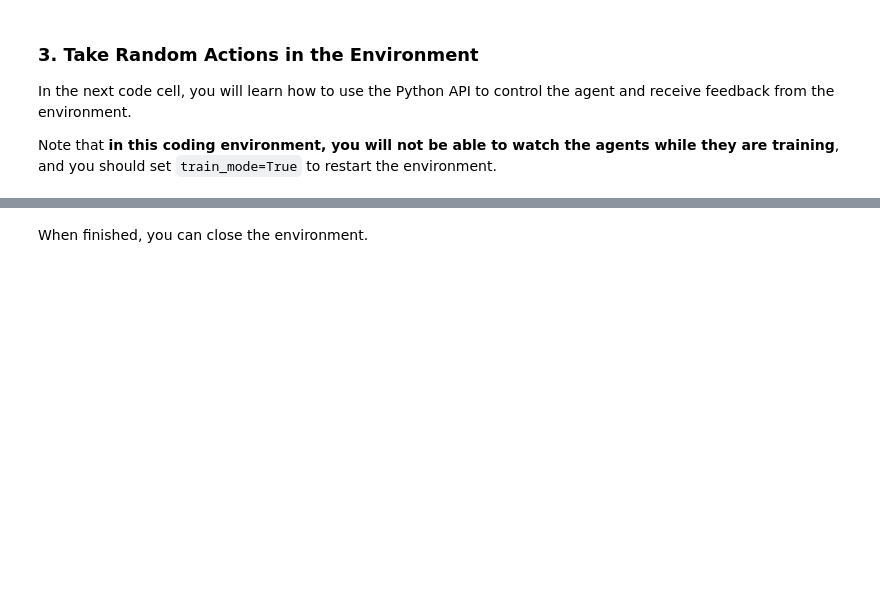
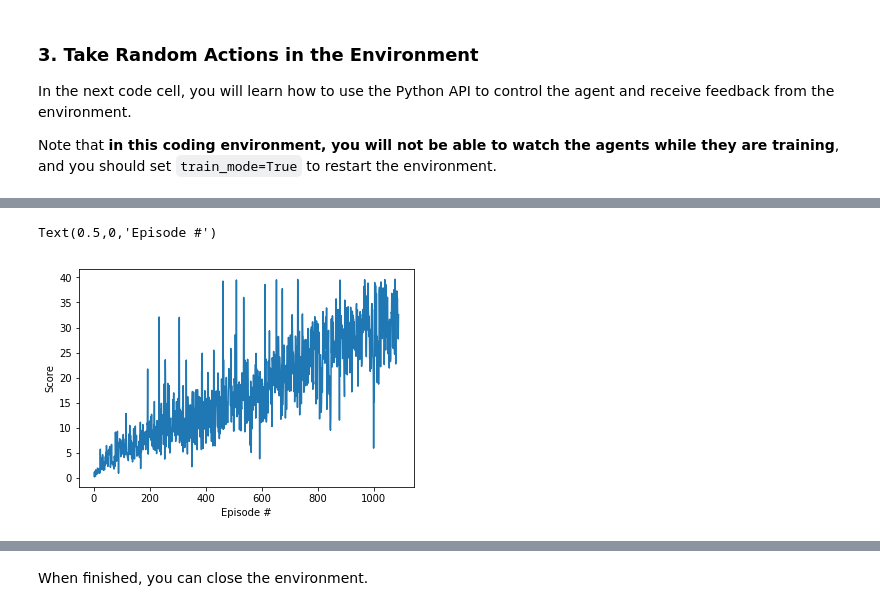
Before and after one commit to tkcoding/reacher_continuous, a Jupyter notebook: Continuous_Control.ipynb, the cells around one changed output, grey strips where cells are left out. Drawn from its saved outputs; the diff is of its cells as text; code cells hidden in the pictures; blank space fills up the shorter version.

Commit message:
Added in workable Reacher agent

```diff
--- a/Continuous_Control.ipynb
+++ b/Continuous_Control.ipynb
@@ -146,16 +213,16 @@ import torch
 import torch.nn.functional as F
 import torch.optim as optim
 
-BUFFER_SIZE = int(1e4)  # replay buffer size
+BUFFER_SIZE = int(1e6)  # replay buffer size
 BATCH_SIZE = 128        # minibatch size
 GAMMA = 0.99            # discount factor
 TAU = 1e-3              # for soft update of target parameters
 LR_ACTOR = 1e-3         # learning rate of the actor
 LR_CRITIC = 1e-3        # learning rate of the critic
-WEIGHT_DECAY = 0        # L2 weight decay
-
+WEIGHT_DECAY = 0.0001   # L2 weight decay
+NOISE_DECAY = 0.999     # noise decay
 device = torch.device("cuda:0" if torch.cuda.is_available() else "cpu")
-
+print("Using device : ",device)
 class Agent():
     """Interacts with and learns from the environment."""
 
@@ -172,6 +239,18 @@ class Agent():
         self.action_size = action_size
         self.seed = random.seed(random_seed)
 
+        print('DDPG Agent hyperparameters:\n\t' \
+              'batch size: \t\t{:8.0f}\n\t' \
+              'buffer size: \t\t{:8.0f}\n\t' \
+              'discount / gamma: \t{:8.3f}\n\t' \
+              'actor learning rate: \t{:8.3f}\n\t' \
+              'critic learning rate: \t{:8.3f}\n\t' \
+              'soft update / tau: \t{:8.3f}\n\t' \
+              'noise decay rate: \t{:8.3f}\n\t' #\
+              #'Weight decay rate: \t{:8.3f}\n'
+              .format(BUFFER_SIZE, BUFFER_SIZE, GAMMA,
+                      LR_ACTOR, LR_CRITIC, TAU, NOISE_DECAY))#, WEIGHT_DECAY))
+
         # Actor Network (w/ Target Network)
         self.actor_local = Actor(state_size, action_size, random_seed).to(device)
         self.actor_target = Actor(state_size, action_size, random_seed).to(device)
@@ -180,10 +259,11 @@ class Agent():
         # Critic Network (w/ Target Network)
         self.critic_local = Critic(state_size, action_size, random_seed).to(device)
         self.critic_target = Critic(state_size, action_size, random_seed).to(device)
-        self.critic_optimizer = optim.Adam(self.critic_local.parameters(), lr=LR_CRITIC, weight_decay=WEIGHT_DECAY)
+        self.critic_optimizer = optim.Adam(self.critic_local.parameters(), lr=LR_CRITIC)#, weight_decay=WEIGHT_DECAY)
 
         # Noise process
         self.noise = OUNoise(action_size, random_seed)
+        self.noise_decay = NOISE_DECAY
 
         # Replay memory
         self.memory = ReplayBuffer(action_size, BUFFER_SIZE, BATCH_SIZE, random_seed)
@@ -206,8 +286,8 @@ class Agent():
             action = self.actor_local(state).cpu().data.numpy()
         self.actor_local.train()
         if add_noise:
-            action += self.noise.sample()
-#         action = (action + 1.0) / 2.0
+            action += self.noise.sample() * self.noise_decay
+            self.noise_decay *= self.noise_decay
         return np.clip(action, -1, 1)
 
     def reset(self):
@@ -219,7 +299,6 @@ class Agent():
         where:
             actor_target(state) -> action
             critic_target(state, action) -> Q-value
-
         Params
         ======
             experiences (Tuple[torch.Tensor]): tuple of (s, a, r, s', done) tuples
@@ -248,6 +327,7 @@ class Agent():
         # Minimize the loss
         self.actor_optimizer.zero_grad()
         actor_loss.backward()
+        torch.nn.utils.clip_grad_norm_(self.critic_local.parameters(), 1)
         self.actor_optimizer.step()
 
         # ----------------------- update target networks ----------------------- #
@@ -257,7 +337,6 @@ class Agent():
     def soft_update(self, local_model, target_model, tau):
         """Soft update model parameters.
         θ_target = τ*θ_local + (1 - τ)*θ_target
-
         Params
         ======
             local_model: PyTorch model (weights will be copied from)
@@ -286,10 +365,8 @@ class OUNoise:
         """Update internal state and return it as a noise sample."""
         x = self.state
         dx = self.theta * (self.mu - x) + self.sigma * np.array([random.random() for i in range(len(x))])
-#         dx = self.theta * (self.mu - x) + self.sigma * np.random.standard_normal((20,4))
         self.state = x + dx
         return self.state
-
 
 class ReplayBuffer:
     """Fixed-size buffer to store experience tuples."""
@@ -333,3 +412,7 @@ class ReplayBuffer:
 In the next code cell, you will learn how to use the Python API to control the agent and receive feedback from the environment.
 
 Note that **in this coding environment, you will not be able to watch the agents while they are training**, and you should set `train_mode=True` to restart the environment.
+# %%
+agents=[]
+for agent in range(0,num_agents):
+   agents.append(Agent(state_size=brain.vector_observation_space_size, action_size=brain.vector_action_space_size, random_seed=10))
@@ -336 +499,11 @@ Note that **in this coding environment, you will not be able to watch the agents
+# %%
+import matplotlib.pyplot as plt
+fig = plt.figure()
+ax = fig.add_subplot(111)
+plt.plot(np.arange(1, len(scores)+1), scores)
+plt.ylabel('Score')
+plt.xlabel('Episode #')
+# %% [output]
+Text(0.5,0,'Episode #')
+[figure, added]
 # %%
```
Also changed, not shown: parts of 10 cells of this notebook.
